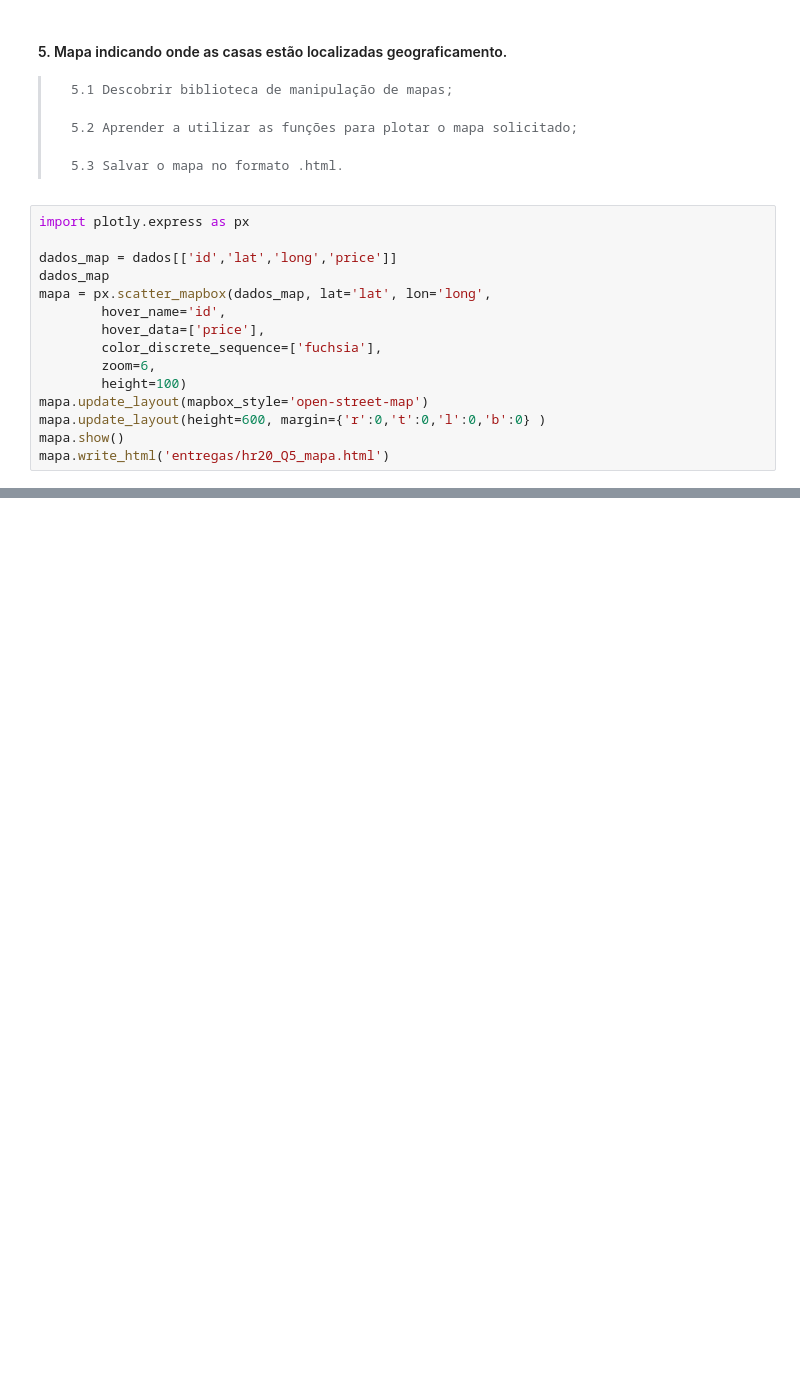
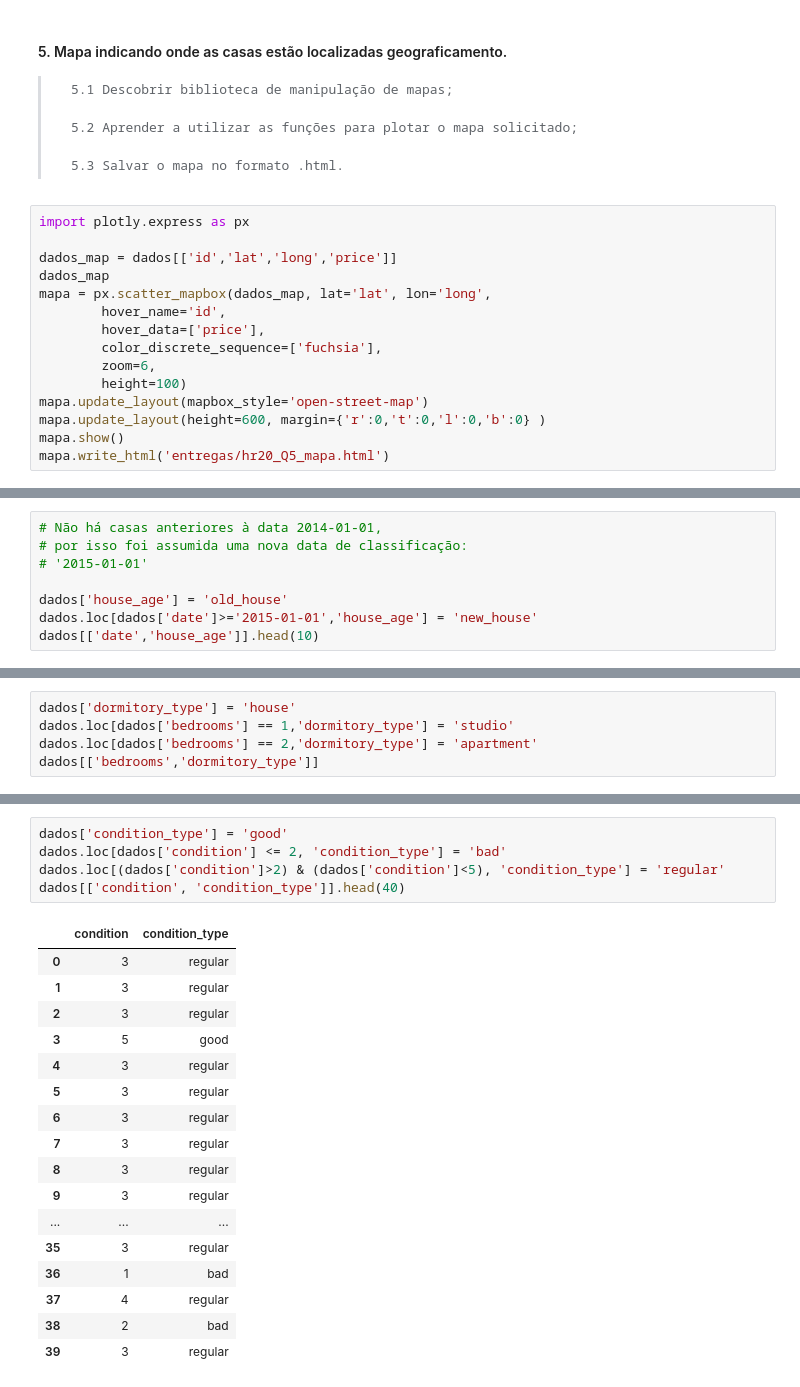
Before and after one commit to JoseWRPereira/jupyter-lab, a Jupyter notebook: Meigarom-DoZeroAoDS/houserocket-20.ipynb, the cells around one changed output, grey strips where cells are left out. Cells and saved outputs as stored; diff of their text form; blank space fills up the shorter version.

```diff
--- a/Meigarom-DoZeroAoDS/houserocket-20.ipynb
+++ b/Meigarom-DoZeroAoDS/houserocket-20.ipynb
@@ -445,0 +453,8 @@ https://raw.githubusercontent.com/JoseWRPereira/jupyter-lab/main/Meigarom-DoZero
+# %%
+# Não há casas anteriores à data 2014-01-01,
+# por isso foi assumida uma nova data de classificação:
+# '2015-01-01'
+
+dados['house_age'] = 'old_house'
+dados.loc[dados['date']>='2015-01-01','house_age'] = 'new_house'
+dados[['date','house_age']].head(10)
@@ -583,0 +488,5 @@ https://raw.githubusercontent.com/JoseWRPereira/jupyter-lab/main/Meigarom-DoZero
+# %%
+dados['dormitory_type'] = 'house'
+dados.loc[dados['bedrooms'] == 1,'dormitory_type'] = 'studio'
+dados.loc[dados['bedrooms'] == 2,'dormitory_type'] = 'apartment'
+dados[['bedrooms','dormitory_type']]
@@ -583,0 +522,23 @@ https://raw.githubusercontent.com/JoseWRPereira/jupyter-lab/main/Meigarom-DoZero
+# %%
+dados['condition_type'] = 'good'
+dados.loc[dados['condition'] <= 2, 'condition_type'] = 'bad'
+dados.loc[(dados['condition']>2) & (dados['condition']<5), 'condition_type'] = 'regular'
+dados[['condition', 'condition_type']].head(40)
+# %% [output]
+|  | condition | condition_type |
+| 0 | 3 | regular |
+| 1 | 3 | regular |
+| 2 | 3 | regular |
+| 3 | 5 | good |
+| 4 | 3 | regular |
+| 5 | 3 | regular |
+| 6 | 3 | regular |
+| 7 | 3 | regular |
+| 8 | 3 | regular |
+| 9 | 3 | regular |
+| ... | ... | ... |
+| 35 | 3 | regular |
+| 36 | 1 | bad |
+| 37 | 4 | regular |
+| 38 | 2 | bad |
+| 39 | 3 | regular |
```
Also changed, not shown: parts of 26 cells of this notebook.
